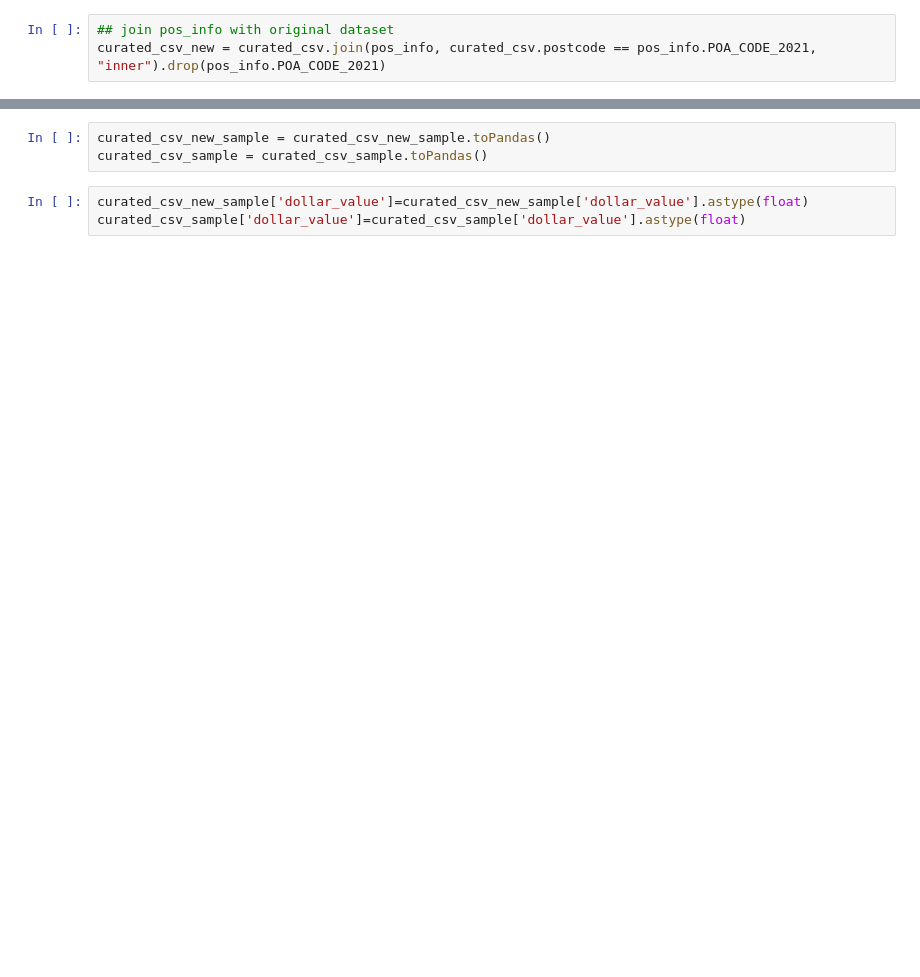
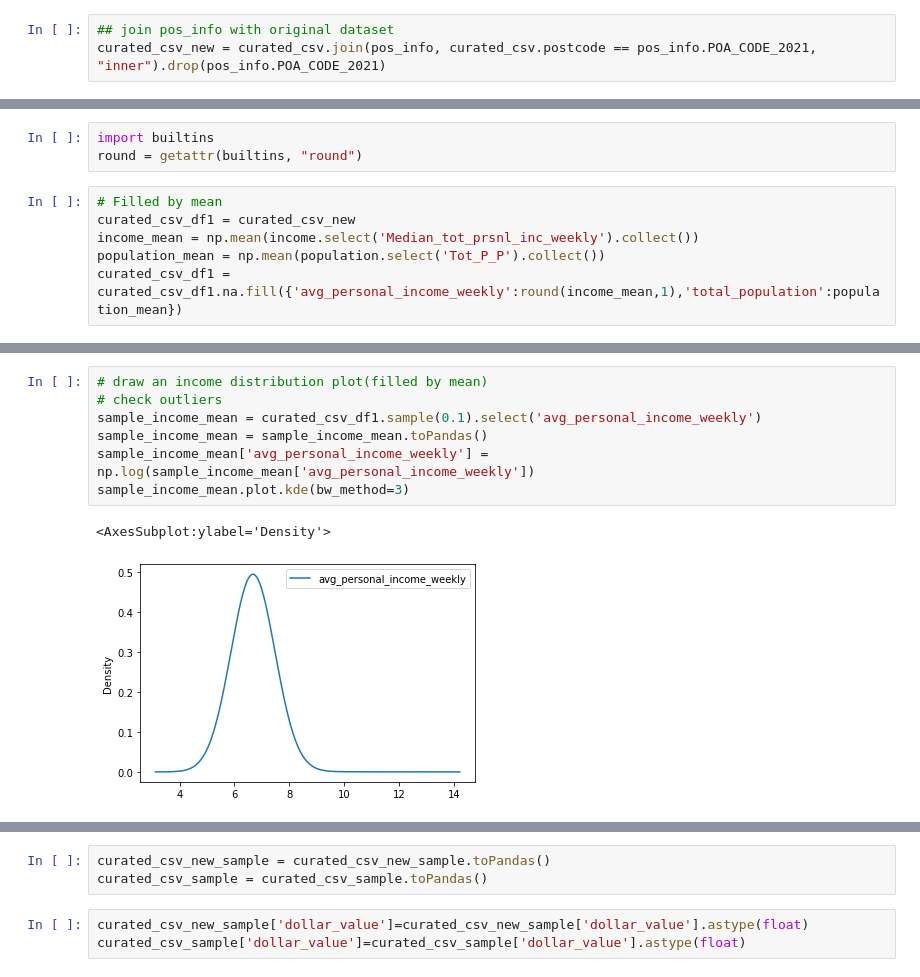
Before and after one commit to MAST30034-Applied-Data-Science/generic-buy-now-pay-later-project-group-28, a Jupyter notebook: notebooks/external.ipynb, the cells around one changed output, grey strips where cells are left out. Saved outputs shown, nothing was run; the diff lists cells and outputs as text; blank space fills up the shorter version.

```diff
--- a/notebooks/external.ipynb
+++ b/notebooks/external.ipynb
@@ -159,0 +188,9 @@ Number of transaction after join with pos_info: 9930293
+# %%
+import builtins
+round = getattr(builtins, "round")
+# %%
+# Filled by mean
+curated_csv_df1 = curated_csv_new
+income_mean = np.mean(income.select('Median_tot_prsnl_inc_weekly').collect())
+population_mean = np.mean(population.select('Tot_P_P').collect())
+curated_csv_df1 = curated_csv_df1.na.fill({'avg_personal_income_weekly':round(income_mean,1),'total_population':population_mean})
@@ -159,0 +203,10 @@ Number of transaction after join with pos_info: 9930293
+# %%
+# draw an income distribution plot(filled by mean)
+# check outliers
+sample_income_mean = curated_csv_df1.sample(0.1).select('avg_personal_income_weekly')
+sample_income_mean = sample_income_mean.toPandas()
+sample_income_mean['avg_personal_income_weekly'] = np.log(sample_income_mean['avg_personal_income_weekly'])
+sample_income_mean.plot.kde(bw_method=3)
+# %% [output]
+<AxesSubplot:ylabel='Density'>
+[figure, added]
```
Also changed, not shown: parts of 26 cells of this notebook, 1 other file.
